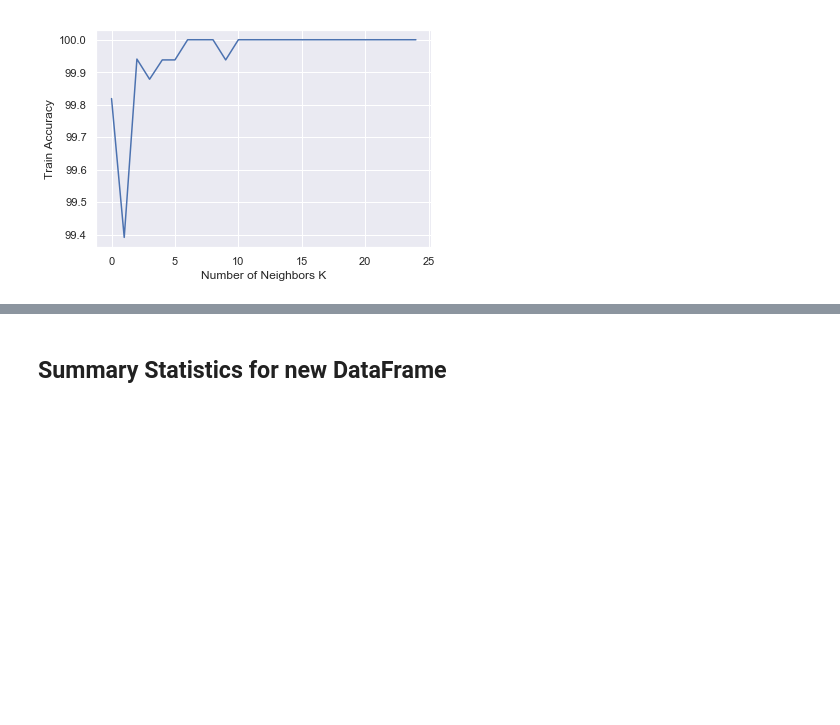
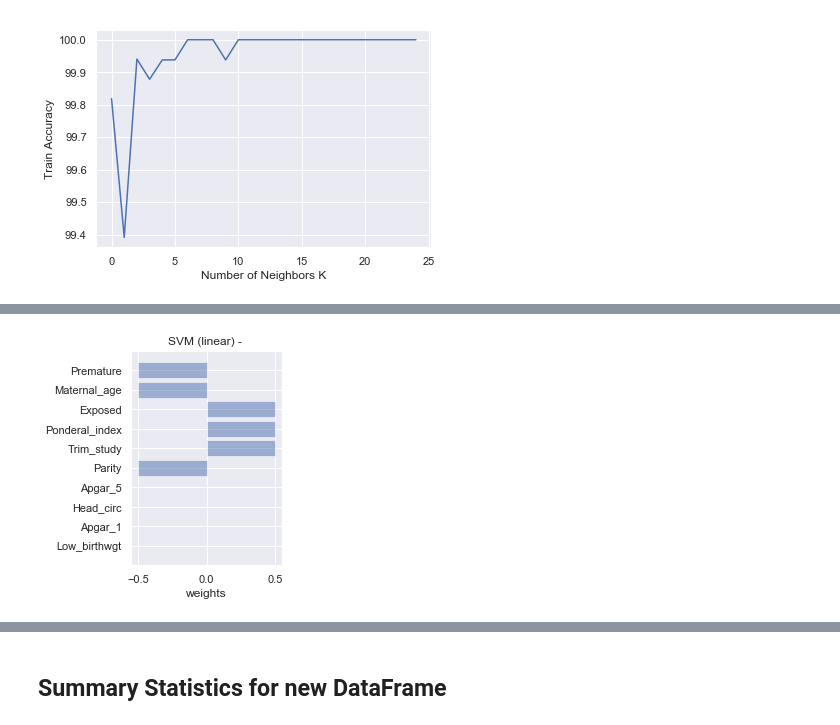
Before and after one commit to hebernielsen/DM-7331-Project-2, a Jupyter notebook: MSDS7330_Project2_CRISP-DM-LMAGANTI.ipynb, the cells around one changed output, grey strips where cells are left out. Saved outputs shown, nothing was run; the diff lists cells and outputs as text; code cells hidden in the pictures; blank space fills up the shorter version.

```diff
--- a/MSDS7330_Project2_CRISP-DM-LMAGANTI.ipynb
+++ b/MSDS7330_Project2_CRISP-DM-LMAGANTI.ipynb
@@ -403,0 +448,11 @@ Top 10 Important Features:
+# %%
+%%time
+# SVM (linear)
+clf_t1_lsvm = SVC(kernel = "linear", C = 0.025)
+lsvm_t1_model = clf_t1_lsvm.fit(X_train, y_train)
+y_svmt1_predict = lsvm_t1_model.predict(x_test_norm1)
+accuracy = float((y_svmt1_predict == y_test).sum())/float(len(y_test))
+print('Linear Support Vector Machine Accuracy: {0:.3f}'.format(accuracy))
+
+print('Confusion Matrix:\n', confusion_matrix(y_test, y_svmt1_predict))
+print(classification_report(y_test, y_svmt1_predict))
@@ -403,0 +474,6 @@ Top 10 Important Features:
+# %%
+# top 10 important features
+important_features = lsvm_t1_model.coef_[0]
+top_svm_t1 = pd.DataFrame(list(zip(list(df_new), important_features)), columns = ['variable', 'importance'])
+top_svm_t1_sorted = top_svm_t1.reindex(top_svm_t1.importance.abs().sort_values(ascending = False).index)
+print("Top 10 Important Features SVM : \n", top_svm_t1_sorted[0:10])
@@ -403,0 +493,16 @@ Top 10 Important Features:
+# %%
+# plot the tasks
+
+# plot SVM
+labels = list(top_svm_t1_sorted['variable'][0:10])
+importance = list(top_svm_t1_sorted['importance'][0:10])
+y_position = np.arange(len(labels),0,-1)
+plt.subplot(1,2,1)
+plt.barh(y_position,importance,align='center', alpha=0.5)
+plt.yticks(y_position,labels)
+plt.xlabel('weights')
+plt.title('SVM (linear) - ')
+plt.ylim(0,11)
+plt.tight_layout()
+# %% [output]
+[figure, added]
```
Also changed, not shown: parts of 31 cells of this notebook.
